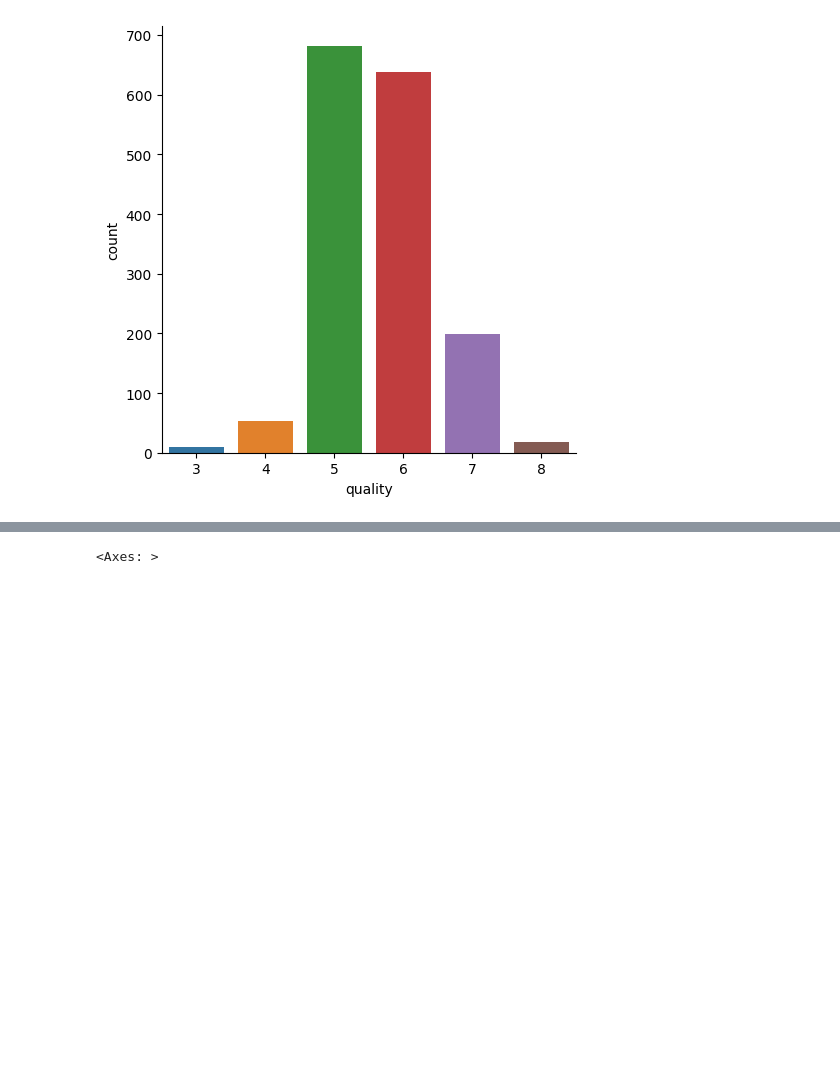
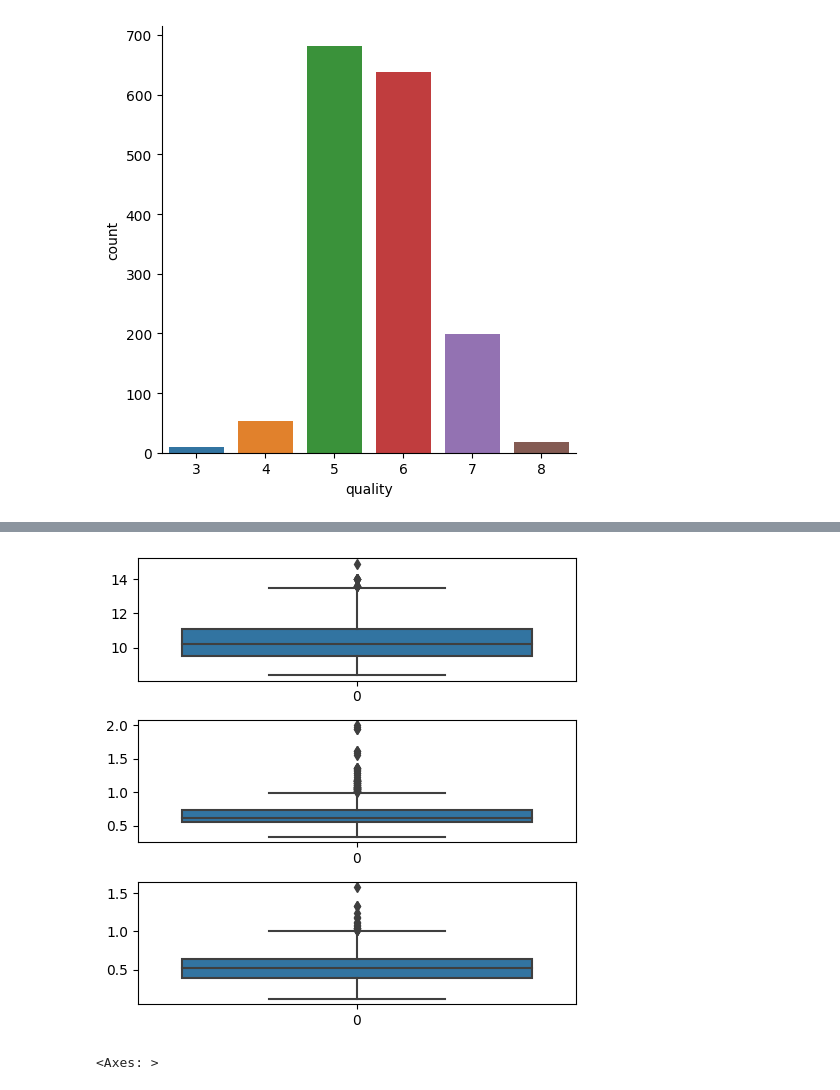
Before and after one commit to mburnside999/mb-lightning-out, a Jupyter notebook: Wines.ipynb, the cells around one changed output, grey strips where cells are left out. Drawn from its saved outputs; the diff is of its cells as text; code cells hidden in the pictures; blank space fills up the shorter version.

```diff
--- a/Wines.ipynb
+++ b/Wines.ipynb
@@ -72,3 +102,12 @@ sns.barplot(x='quality', y = 'citric acid', data = wine_dataset)
+# %%
+fig, axs = plt.subplots(3, figsize = (5,5))
+plt1 = sns.boxplot(wine_dataset['alcohol'], ax = axs[0])
+plt2 = sns.boxplot(wine_dataset['sulphates'], ax = axs[1])
+plt2 = sns.boxplot(wine_dataset['volatile acidity'], ax = axs[2])
+
+plt.tight_layout()
+# %% [output]
+[figure, added]
 # %%
 correlation = wine_dataset.corr()
 # %%
```
Also changed, not shown: parts of 15 cells of this notebook, 9 other files.
